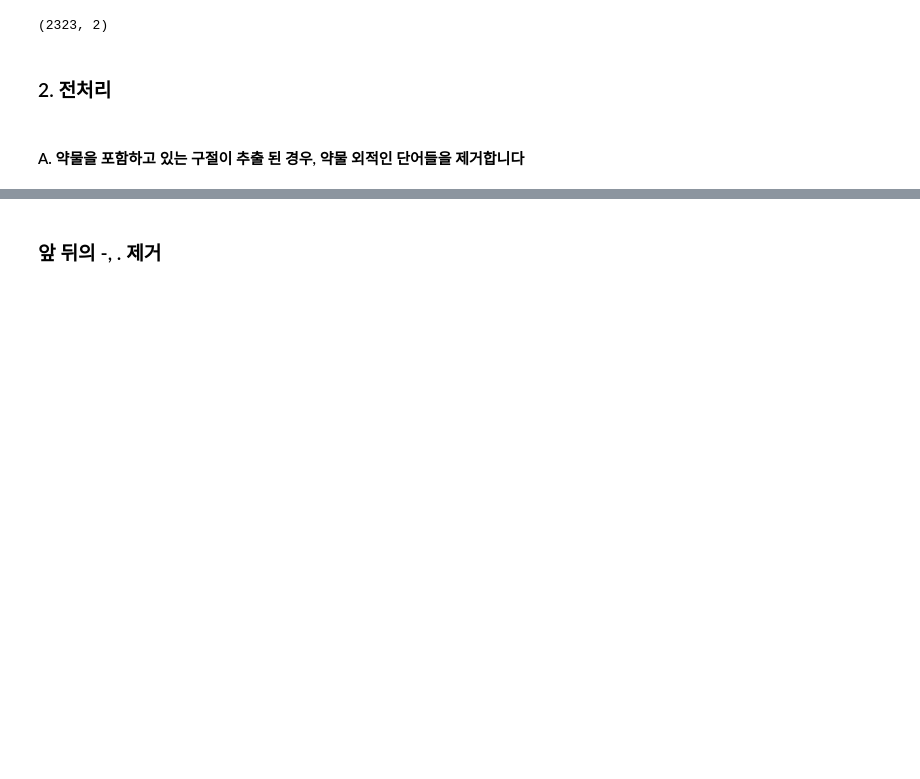
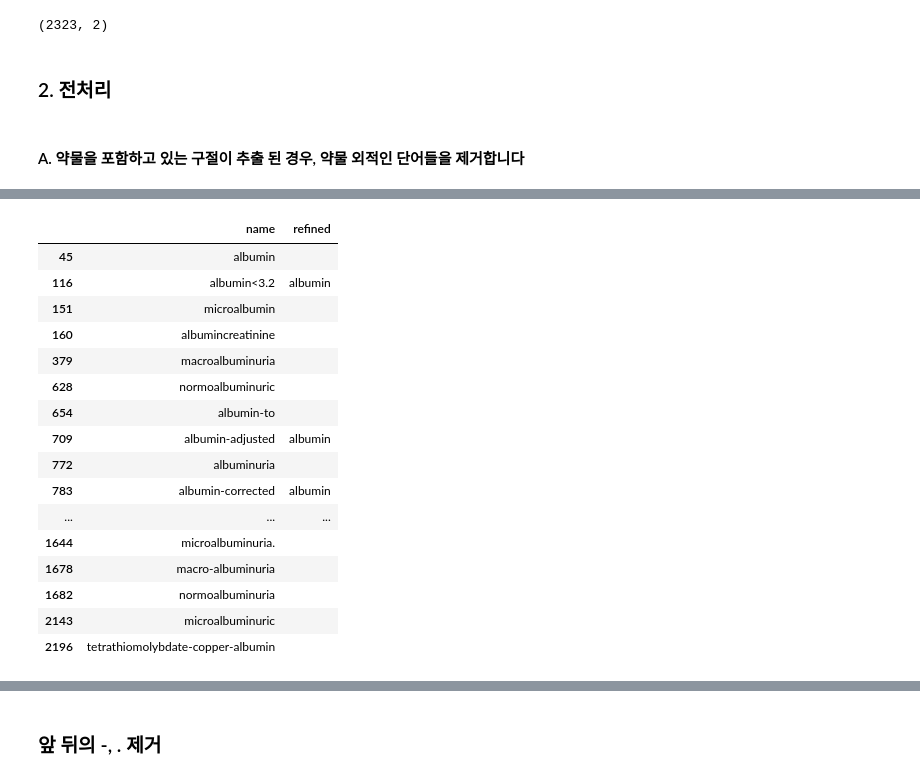
Before and after one commit to joyce04/NLP_N_Graph, a Jupyter notebook: preprocess_evaluate/drug_cleansing.ipynb, the cells around one changed output, grey strips where cells are left out. Cells and saved outputs as stored; diff of their text form; code cells hidden in the pictures; blank space fills up the shorter version.

```diff
--- a/preprocess_evaluate/drug_cleansing.ipynb
+++ b/preprocess_evaluate/drug_cleansing.ipynb
@@ -51,13 +53,23 @@ replace_with_space = ['-long-acting', '-treated', '-producing', '-high', '-invol
                       'infarction-', '11c]-', 'log[', '[99mtc]', '-avid', '-subcutaneous', '-coated', '-activatable', '-total', '-corrected', \
                       '-predicted', '-gated', '-redo-surgery', '-group', '-assigned', '-allocated', '-reduced', '-combination', \
                       '-standard', '-associated', '-ischemic', '-resistant', '-naive', '-sparing', 'concentration', '[', ']',\
-                      'low-molecular-weight-', '-extended', '-prev', '-meter', '-stimulated', 'subtotal', '-labeled', '-matching',\
-                      '-resistance;', '-maintenance', '-rate', '-tolerance', '-facilitated', '-replacement', '-to-renin', '-gits', \
-                      '-right', '-or-2-h', '-treatment', '-boosting', '-resistance', '-continuation', '-rich', '-insensitive',\
+                      'low-molecular-weight-', '-extended', '-meter', '-stimulated', 'subtotal', '-labeled', '-matching',\
+                      '-resistance;', '-maintenance', '-rate', '-facilitated', '-replacement', '-to-renin', '-gits', '-treated',\
+                      '-right', '-or-2-h', '-treatment', '-boosting', '-resistance', '-continuation', '-rich', '&#8211',\
                       '-impregnated', '-dispensation', '-pemetrexed', '-correctable', '-carry-on', '-oral', '-intravenous', '-bare-metal', '-dose',\
                       '-equivalent', '-induced', '-positive', '-related', '-stimulating', '-confirmed', '-controlled', '(', '-level',\
                       '-releasing', '-reuptake', '-eluting', '-containing', '-binding', 'vaccines', 'vaccine', 'change', 'vsstandard',\
+                      '-sham', '-adjusted', 'post-', '5m-', '20m-', '-provoked', '<3.2', '30-', '-synthase', '-responsive',\
+                      '-pa-824', 'formulation-', 'mi-', 'discretion-', 'polychemotherapy', 'chemotherapy', 'seizures-','crack-',\
+                      '-myocardial', 'exercise-', '—4803', '-low', 'mothers', 'von willebrand factor', 'others', '—1688', '-13',
                       # 약물 이름이 아닌 경우
                       'food-borne', 'fast-food', 'food-coping', 'grass-pea-food', 'food-systems', 'food-bolus', 'food-specific', \
-                      'food-frequency', 'non-food', 'blood plasma', 'medical air', 'tree pollen', 'grass pollen'
+                      'food-frequency', 'non-food', 'blood plasma', 'medical air', 'tree pollen', 'grass pollen',
+                      # 추가 약물이름이 아닌 경우
+                      'post-food', 'tc-sulfur', 'iodine-to-creatinine', 'protein c2', 'tc–sulfur', 'blood-glucose',\
+                      'cy5.5-arginine-glycine-aspartate', 'biotin-aacctgaccacagaggagaggc-3', 'n-2-mercaptopropionylglycine', \
+                      'biotin-tccctcatccctgccatgt-3', 'animals-l-arg', 'biotin-cacggcacctggcctaaag-3', 'buserelin+cpax14',\
+                      # 추가 확인 필요
+                      'collagen-sclerotic', 'collagen-septum', 'albumin:creatinine', 'micro-albuminuria','glucose-insulin-potassium', 'oxygen-18', 'albumin<3.3',\
+                      'cyclooxygenase-2', '18f-fluorodeoxyglucose', 'cyclo-oxygenase',
                      ]
@@ -113,0 +123,20 @@ drugs.shape
+# %%
+drugs[drugs.name.str.find('albumin')>=0]
+# %% [output]
+|  | name | refined |
+| 45 | albumin |  |
+| 116 | albumin<3.2 | albumin |
+| 151 | microalbumin |  |
+| 160 | albumincreatinine |  |
+| 379 | macroalbuminuria |  |
+| 628 | normoalbuminuric |  |
+| 654 | albumin-to |  |
+| 709 | albumin-adjusted | albumin |
+| 772 | albuminuria |  |
+| 783 | albumin-corrected | albumin |
+| ... | ... | ... |
+| 1644 | microalbuminuria. |  |
+| 1678 | macro-albuminuria |  |
+| 1682 | normoalbuminuria |  |
+| 2143 | microalbuminuric |  |
+| 2196 | tetrathiomolybdate-copper-albumin |  |
```
Also changed, not shown: parts of 60 cells of this notebook.
